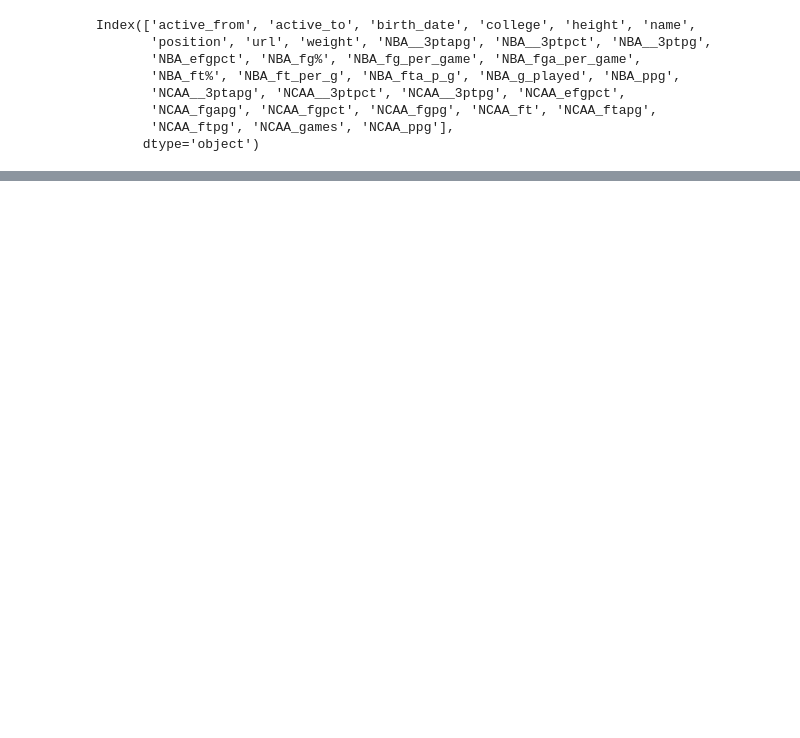
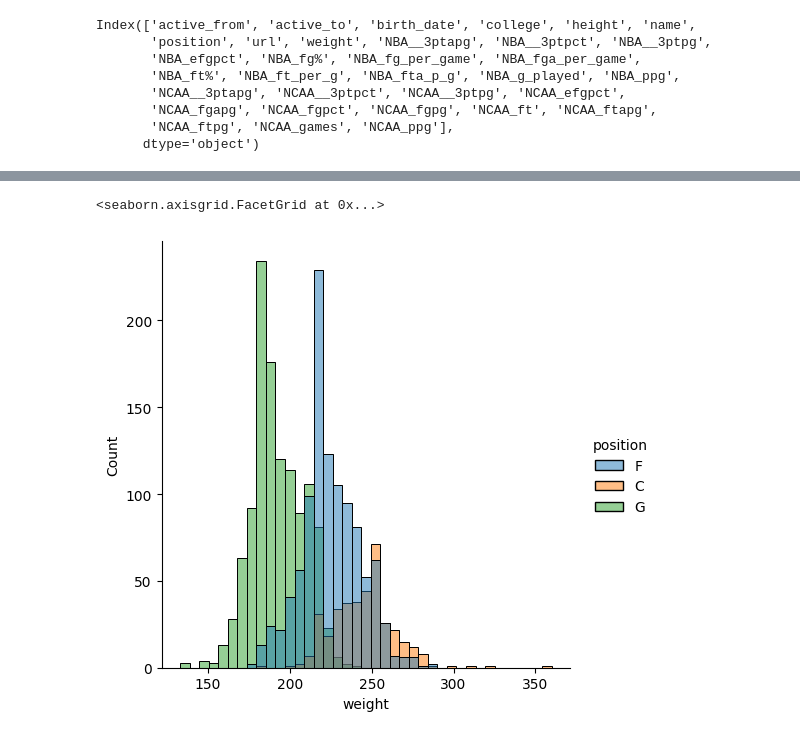
Before and after one commit to kleberporto/nba-rookie, a Jupyter notebook: notebooks/eda.ipynb, the cells around one changed output, grey strips where cells are left out. Saved outputs shown, nothing was run; the diff lists cells and outputs as text; code cells hidden in the pictures; blank space fills up the shorter version.

```diff
--- a/notebooks/eda.ipynb
+++ b/notebooks/eda.ipynb
@@ -80,0 +191,5 @@ preprocessed_df = preprocessor.transform(raw_df)
+# %%
+sns.displot(df, x="weight", hue="position", stat="count")
+# %% [output]
+<seaborn.axisgrid.FacetGrid at 0x...>
+[figure, added]
```
Also changed, not shown: parts of 55 cells of this notebook, 1 other file.
